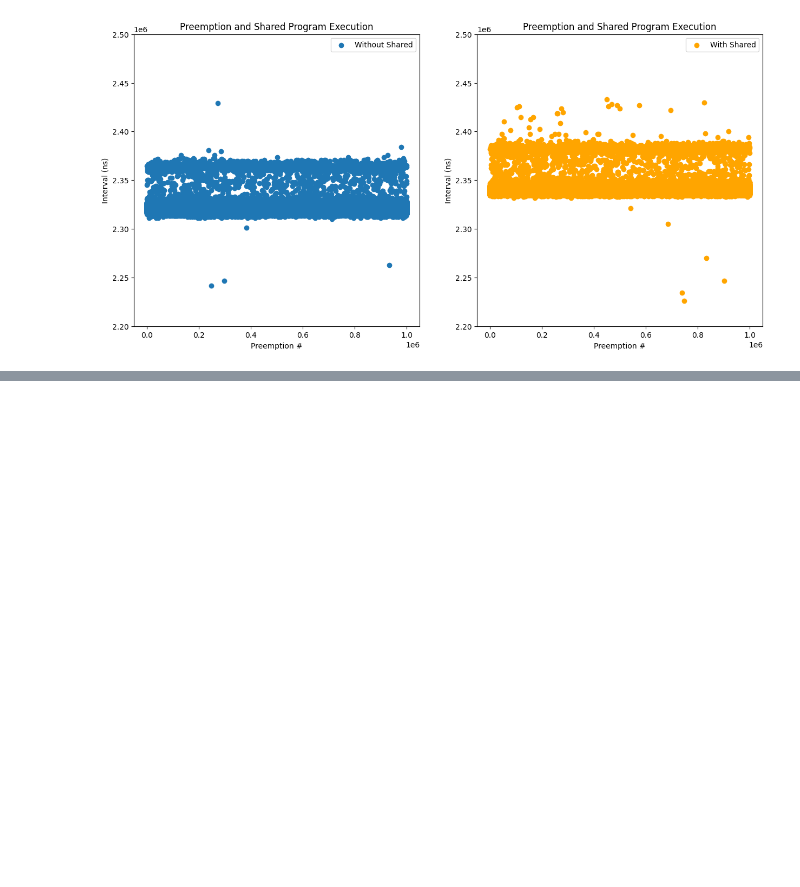
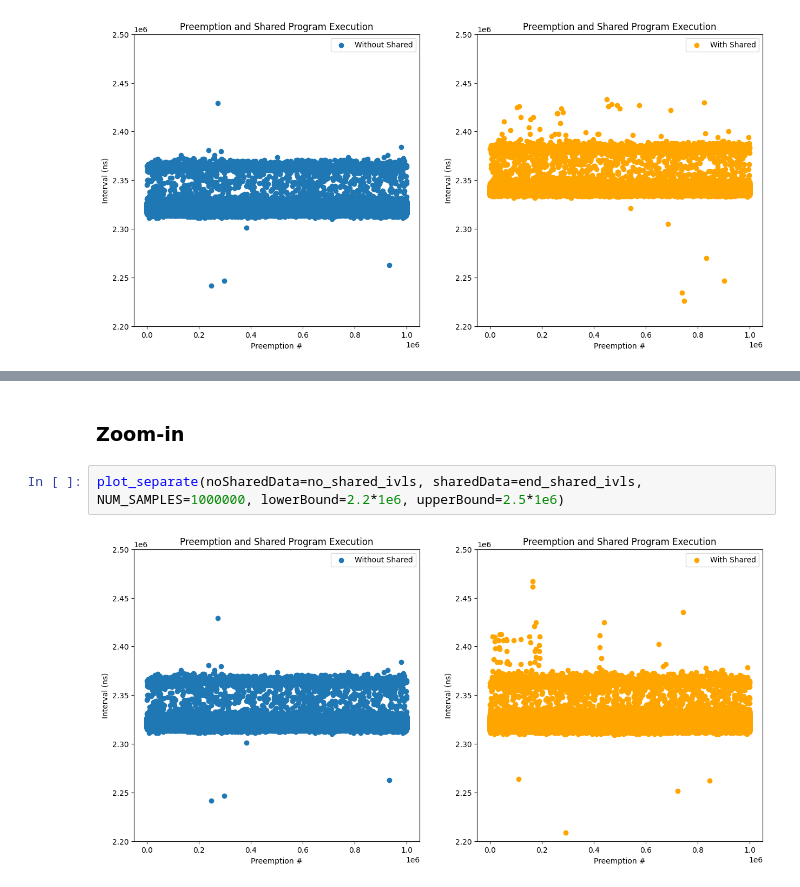
Before and after one commit to alexngUNC/GPU-research, a Jupyter notebook: Preemptions/GTX1080/Analysis/analysis1080.ipynb, the cells around one changed output, grey strips where cells are left out. Cells and saved outputs as stored; diff of their text form; blank space fills up the shorter version.

```diff
--- a/Preemptions/GTX1080/Analysis/analysis1080.ipynb
+++ b/Preemptions/GTX1080/Analysis/analysis1080.ipynb
@@ -36,0 +61,6 @@ plot_separate(noSharedData=no_shared_ivls, sharedData=shared_ivls, NUM_SAMPLES=1
+# %% [markdown]
+### Zoom-in
+# %%
+plot_separate(noSharedData=no_shared_ivls, sharedData=end_shared_ivls, NUM_SAMPLES=1000000, lowerBound=2.2*1e6, upperBound=2.5*1e6)
+# %% [output]
+[figure, added]
```
Also changed, not shown: parts of 8 cells of this notebook.
